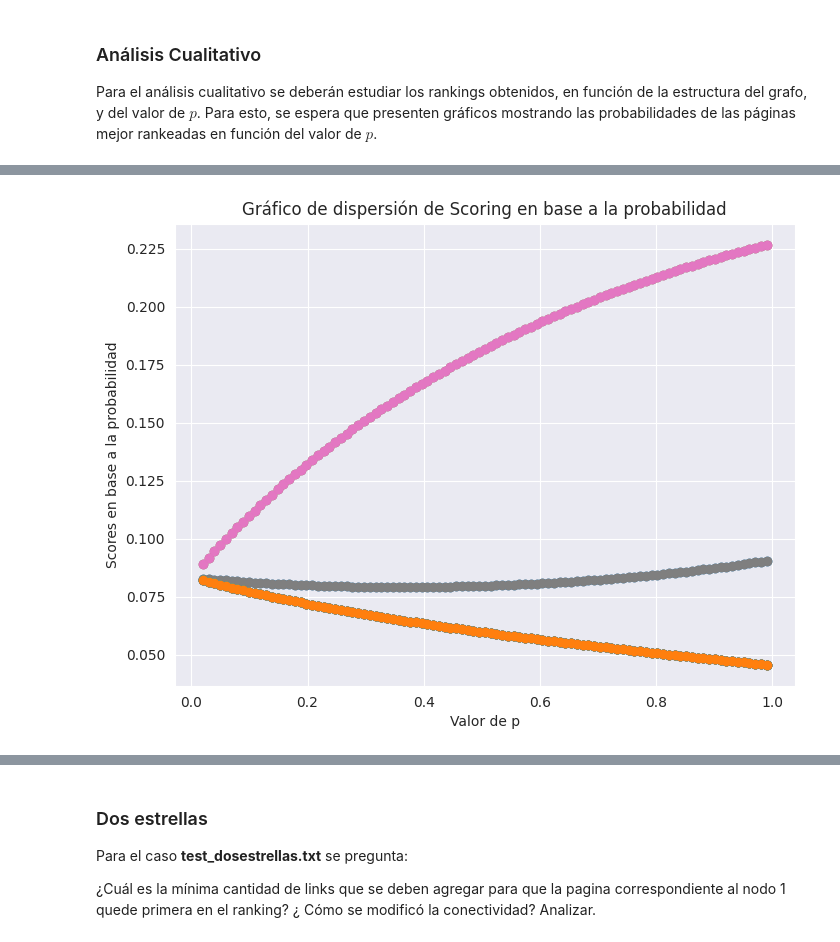
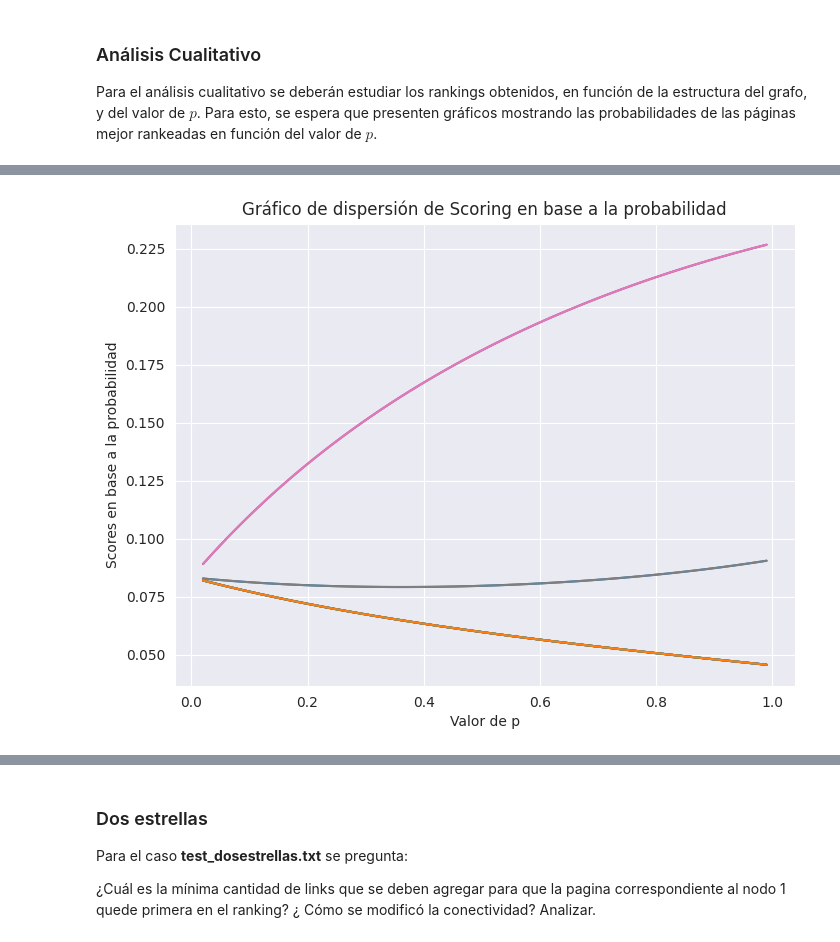
Before and after one commit to lmendezayl/uba-alc, a Jupyter notebook: Recursos TP1-20240502/template-alumnos/template-alumnos/grupo_Mendez_Busso_TP1.ipynb, the cells around one changed output, grey strips where cells are left out. Saved outputs shown, nothing was run; the diff lists cells and outputs as text; code cells hidden in the pictures.

Commit message:
Cambiada la funcion calculaProbabilidades para que tome input la cantidad de subdivisiones de linspace, esta explicado en comentario. Creados los graficos de los casos de test 15 y 30 segundos.

```diff
--- a/Recursos TP1-20240502/template-alumnos/template-alumnos/grupo_Mendez_Busso_TP1.ipynb
+++ b/Recursos TP1-20240502/template-alumnos/template-alumnos/grupo_Mendez_Busso_TP1.ipynb
@@ -392,16 +392,16 @@ graficarDimensionPlotError()
 
 Para el análisis cualitativo se deberán estudiar los rankings obtenidos, en función de la estructura del grafo, y del valor de $p$. Para esto, se espera que presenten gráficos mostrando las probabilidades de las páginas mejor rankeadas en función del valor de $p$.
 # %%
-def calculoProbabilidadesScore(W):
-    valores_p = np.linspace(0.02, 0.99, 99)
+def calculoProbabilidadesScore(W,subdivisiones_p):
+    # la necesidad de crear subdivisiones distintas en linspace es por el rendimiento de la
+    # maquina, no tenemos un i9 de 13va generacion. se detalla mejor en los bloques de texto
+    valores_p = np.linspace(0.02, 0.99, subdivisiones_p) # nos es util para 15 y 30 segs
     rnk0, scr0 = calcularRanking(W, 0.01)
     matriz_scr_p = np.array(scr0).reshape(-1, 1)
     for p in valores_p:
         ranking, scr = calcularRanking(W, p)
         scr_columna = np.array(scr).reshape(-1, 1)
-        matriz_scr_p = np.hstack((matriz_scr_p, scr_columna))
-    return matriz_scr_p[:, 1:], valores_p #Cambié matriz_scr_p[i] a matriz_scr_p[:, i] para seleccionar correctamente cada columna de matriz_scr_p. Esto asegura que cada fila de matriz_scr_p tenga el mismo tamaño que valores_p. GPT
-
-W = leer_archivo(archivo_test)
-matriz_scr_p, valores_p = calculoProbabilidadesScore(W)
-print(matriz_scr_p)
+        matriz_scr_p = np.hstack((matriz_scr_p, scr_columna)) # abracadabra
+    return matriz_scr_p[:, 1:], valores_p
+    # Cambié matriz_scr_p[i] a matriz_scr_p[:, i] para seleccionar correctamente cada columna de matriz_scr_p.
+    # Esto asegura que cada fila de matriz_scr_p tenga el mismo tamaño que valores_p. Atte. GPT
@@ -416,30 +408,24 @@ print(matriz_scr_p)
 # %%
-def graficarProbabilidadesScore():
+def graficarProbabilidadesScore(subdiv):
     """
-    Crea un gráfico de dispersión con líneas de contorno para visualizar la relación entre
+    Crea un gráfico de linea para visualizar la relación entre
     el valor de p y las probabilidades de las páginas mejor rankeadas.
-
-    Argumentos:
-    - p_values: Una secuencia de valores de p.
-    - probabilidades: Una secuencia de probabilidades de las páginas mejor rankeadas correspondientes a los valores de p.
     """
-    archivo_test = './tests/test_dosestrellas.txt'
     W = leer_archivo(archivo_test)
     npages = W.shape[0]
-    matriz_scr_p, valores_p = calculoProbabilidadesScore(W)
+    matriz_scr_p, valores_p = calculoProbabilidadesScore(W,subdiv)
 
-
-    # Crear el gráfico de dispersión con líneas de contorno
+    # Crear el gráfico de dispersión con líneas de contornoi
     sns.set_style(style="darkgrid") # fashion fashion baby
     plt.figure(figsize=(8, 6)) # tamaño
     for i in range(npages):
-        plt.scatter(valores_p, matriz_scr_p[i])
-
+        plt.plot(valores_p, matriz_scr_p[i])
     plt.xlabel('Valor de p')
     plt.ylabel('Scores en base a la probabilidad')
     plt.title('Gráfico de dispersión de Scoring en base a la probabilidad')
     plt.show()
-
-graficarProbabilidadesScore()
-# %% [output]
-[figure, removed]
+# %%
+archivo_test='./tests/test_dosestrellas.txt'
+graficarProbabilidadesScore(99)
+# %% [output]
+[figure, added]
```
Also changed, not shown: parts of 5 cells of this notebook, 1 other file.
